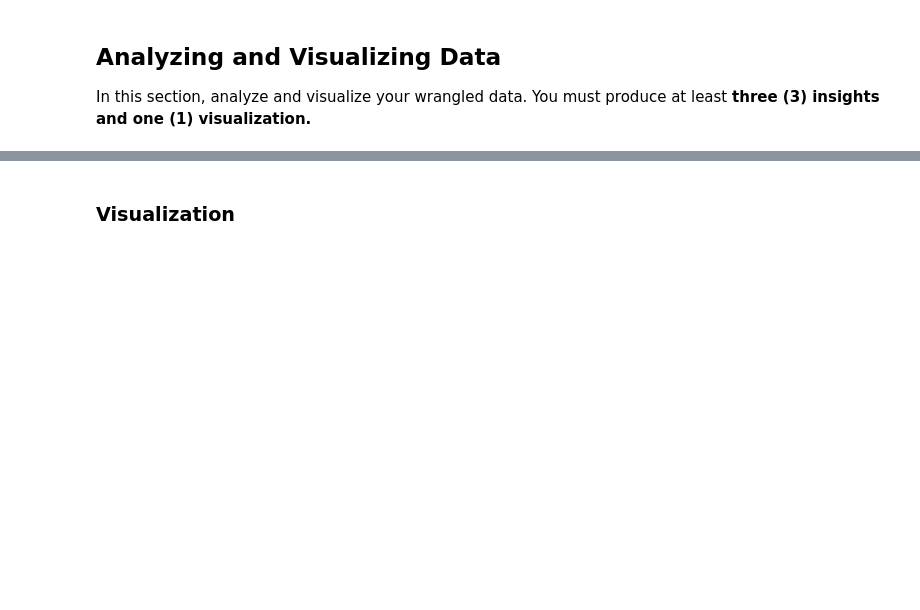
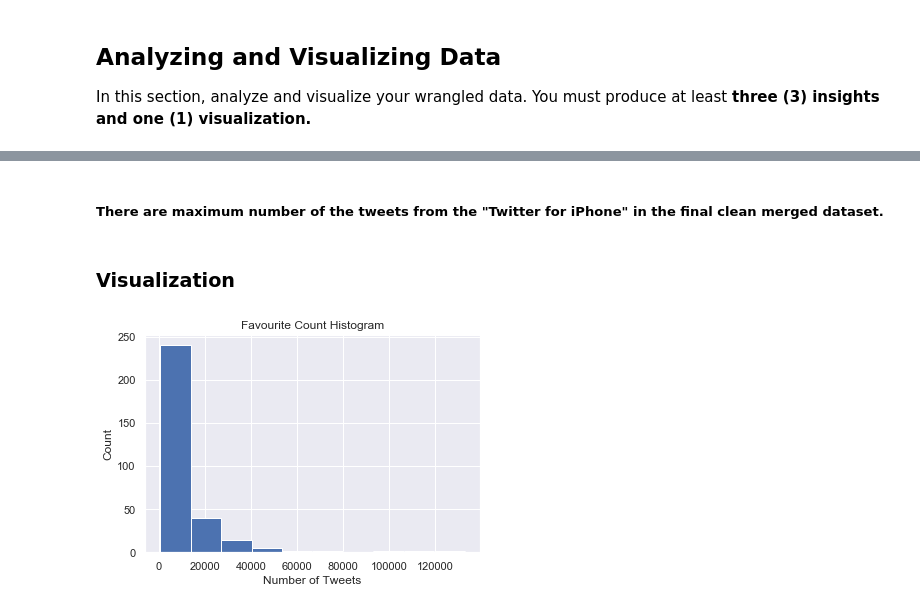
Before and after one commit to aseemnarula1/Data_Wrangling_Analysis_WeRateDogs, a Jupyter notebook: wrangle_act.ipynb, the cells around one changed output, grey strips where cells are left out. Saved outputs shown, nothing was run; the diff lists cells and outputs as text; code cells hidden in the pictures; blank space fills up the shorter version.

```diff
--- a/wrangle_act.ipynb
+++ b/wrangle_act.ipynb
@@ -163,0 +1136,8 @@ In this section, clean **all** of the issues you documented while assessing.
+# %%
+# Renaming the "id" column to the "tweet_id" in the tweet json file dataset so that it can be
+# further used for the merge in the next step
+
+df_tweet_json_file_copy.rename(columns={'id': 'tweet_id'},inplace=True)
+# %%
+# Finally, merged the three datasets into one
+df_final_master_merged = pd.merge(df_merged_twitter_enhanced_image_predictions, df_tweet_json_file_copy, on = 'tweet_id', how = 'inner')
@@ -163,0 +1164,3 @@ In this section, clean **all** of the issues you documented while assessing.
+# %%
+df_final_master_merged = df_final_master_merged[['tweet_id','timestamp','name','dog_breed_stage','favorite_count','retweet_count','source_x','text','rating_numerator']]
+df_final_master_merged
@@ -177,2 +1294,22 @@ In this section, analyze and visualize your wrangled data. You must produce at l
+# %% [markdown]
+##### There are maximum number of the tweets from the "Twitter for iPhone" in the final clean merged dataset.
 # %% [markdown]
 ### Visualization
+# %%
+# Importing the Matplotlib and Seaborn library
+
+import matplotlib.pyplot as plt
+%matplotlib inline
+
+import seaborn as sns
+sns.set(style="darkgrid")
+# %%
+# Plotting histogram for the favourite count column variable
+
+fig, ax1 = plt.subplots()
+plt.hist(df_final_master_merged.favorite_count)
+plt.title('Favourite Count Histogram');
+ax1.set_ylabel('Count');
+ax1.set_xlabel('Number of Tweets');
+# %% [output]
+[figure, added]
```
Also changed, not shown: parts of 151 cells of this notebook, 8 other files.
